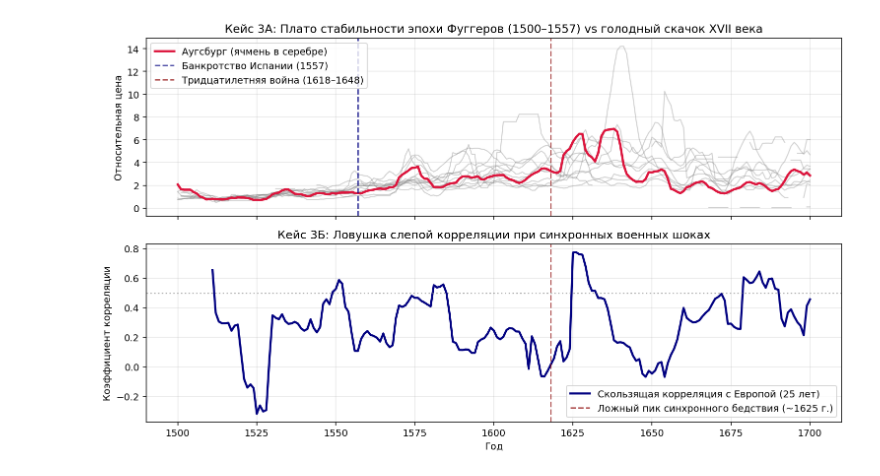
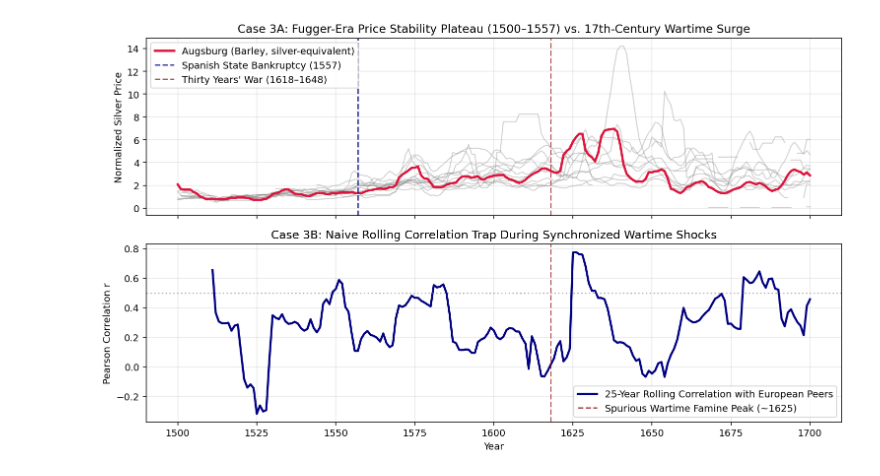
Before and after one commit to avtonomov-petr/cliometric-spectral-audit, a Jupyter notebook: cliometric_spectral_audit.ipynb, the cells around one changed output. Cells and saved outputs as stored; diff of their text form; code cells hidden in the pictures.

```diff
--- a/cliometric_spectral_audit.ipynb
+++ b/cliometric_spectral_audit.ipynb
@@ -254,51 +354,98 @@ Gated (L_sym): PR(u2) = 0.585 (рост равномерности в 3.8 раз
 # %%
-barley_files = sorted(glob.glob(f"{extract_dir}/**/*_Barley.csv", recursive=True))
+barley_files = sorted(
+    glob.glob(f"{extract_dir}/**/*_Barley.csv", recursive=True)
+)
 series_barley = {}
 for path in barley_files:
-    try:
-        df_c = pd.read_csv(path, low_memory=False)
-        yr_col = next(c for c in df_c.columns if "year" in str(c).lower())
-        num_cols = [c for c in df_c.select_dtypes(include=[np.number]).columns if c != yr_col]
-        silver_cols = [c for c in num_cols if "silver" in str(c).lower() or "gram" in str(c).lower()]
-        val_col = silver_cols.pop(0) if silver_cols else num_cols[-1]
-        city = os.path.basename(path).replace("_Barley.csv", "")
-        s = df_c.groupby(yr_col)[val_col].mean().dropna()
-        if s.index.min() <= 1525 and s.index.max() >= 1660:
-            series_barley[city] = s
-    except Exception:
-        pass
+  try:
+    df_c = pd.read_csv(path, low_memory=False)
+    yr_col = next(c for c in df_c.columns if "year" in str(c).lower())
+    num_cols = [
+        c
+        for c in df_c.select_dtypes(include=[np.number]).columns
+        if c != yr_col
+    ]
+    silver_cols = [
+        c
+        for c in num_cols
+        if "silver" in str(c).lower() or "gram" in str(c).lower()
+    ]
+    val_col = silver_cols.pop(0) if silver_cols else num_cols[-1]
+    city = os.path.basename(path).replace("_Barley.csv", "")
+    s = df_c.groupby(yr_col)[val_col].mean().dropna()
+    if s.index.min() <= 1525 and s.index.max() >= 1660:
+      series_barley[city] = s
+  except Exception:
+    pass
 
 df_b = pd.DataFrame(series_barley).loc[1500:1700]
 other_cities = [c for c in df_b.columns if c != "Augsburg"]
 eu_mean = df_b[other_cities].mean(axis=1)
 rolling_corr = df_b["Augsburg"].rolling(25, min_periods=10).corr(eu_mean)
 
 fig, (ax1, ax2) = plt.subplots(2, 1, figsize=(11, 6.5), sharex=True)
 df_norm = df_b / df_b.loc[1500:1530].mean()
 for col in other_cities:
-    ax1.plot(df_norm.index, df_norm[col].rolling(7, min_periods=1).mean(), color="gray", alpha=0.35, lw=1.1)
-ax1.plot(df_norm.index, df_norm["Augsburg"].rolling(7, min_periods=1).mean(), color="crimson", lw=2.4, label="Аугсбург (ячмень в серебре)")
-ax1.axvline(1557, color="navy", ls="--", alpha=0.7, label="Банкротство Испании (1557)")
-ax1.axvline(1618, color="darkred", ls="--", alpha=0.7, label="Тридцатилетняя война (1618–1648)")
-ax1.set_title("Кейс 3А: Плато стабильности эпохи Фуггеров (1500–1557) vs голодный скачок XVII века")
-ax1.set_ylabel("Относительная цена")
+  ax1.plot(
+      df_norm.index,
+      df_norm[col].rolling(7, min_periods=1).mean(),
+      color="gray",
+      alpha=0.35,
+      lw=1.1,
+  )
+ax1.plot(
+    df_norm.index,
+    df_norm["Augsburg"].rolling(7, min_periods=1).mean(),
+    color="crimson",
+    lw=2.4,
+    label="Augsburg (Barley, silver-equivalent)",
+)
+ax1.axvline(
+    1557, color="navy", ls="--", alpha=0.7, label="Spanish State Bankruptcy (1557)"
+)
+ax1.axvline(
+    1618,
+    color="darkred",
+    ls="--",
+    alpha=0.7,
+    label="Thirty Years' War (1618–1648)",
+)
+ax1.set_title(
+    "Case 3A: Fugger-Era Price Stability Plateau (1500–1557) vs. 17th-Century"
+    " Wartime Surge"
+)
+ax1.set_ylabel("Normalized Silver Price")
 ax1.legend()
 ax1.grid(True, alpha=0.3)
 
-ax2.plot(rolling_corr.index, rolling_corr, color="navy", lw=2.2, label="Скользящая корреляция с Европой (25 лет)")
+ax2.plot(
+    rolling_corr.index,
+    rolling_corr,
+    color="navy",
+    lw=2.2,
+    label="25-Year Rolling Correlation with European Peers",
+)
 ax2.axhline(0.5, color="gray", ls=":", alpha=0.7)
-ax2.axvline(1618, color="darkred", ls="--", alpha=0.7, label="Ложный пик синхронного бедствия (~1625 г.)")
-ax2.set_title("Кейс 3Б: Ловушка слепой корреляции при синхронных военных шоках")
-ax2.set_ylabel("Коэффициент корреляции")
-ax2.set_xlabel("Год")
+ax2.axvline(
+    1618,
+    color="darkred",
+    ls="--",
+    alpha=0.7,
+    label="Spurious Wartime Famine Peak (~1625)",
+)
+ax2.set_title(
+    "Case 3B: Naive Rolling Correlation Trap During Synchronized Wartime Shocks"
+)
+ax2.set_ylabel("Pearson Correlation r")
+ax2.set_xlabel("Year")
 ax2.legend()
 ax2.grid(True, alpha=0.3)
 
 plt.tight_layout()
 plt.savefig("figures/case3_augsburg_1500_1700.png")
 plt.show()
 # %% [output]
-[figure, old version]
+[figure, new version]
 # %%
 summary_df = pd.DataFrame([
     {
```
Also changed, not shown: parts of 5 cells of this notebook.
